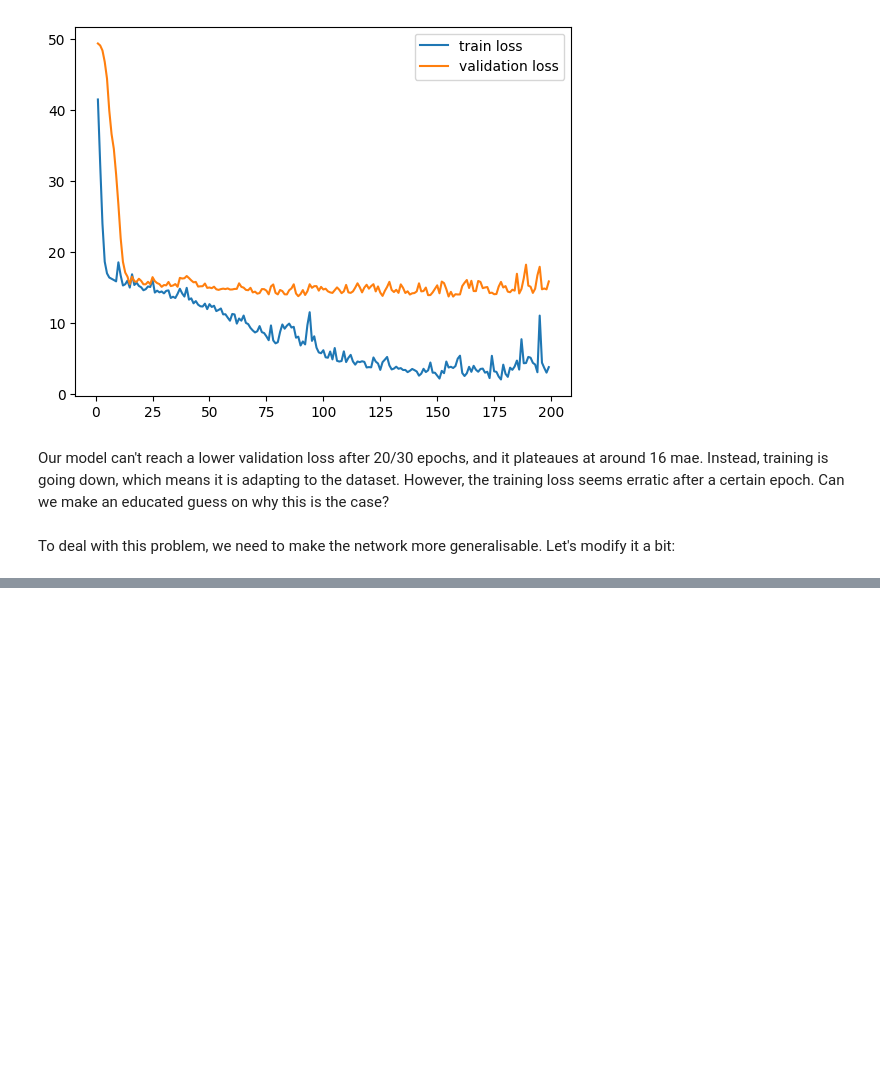
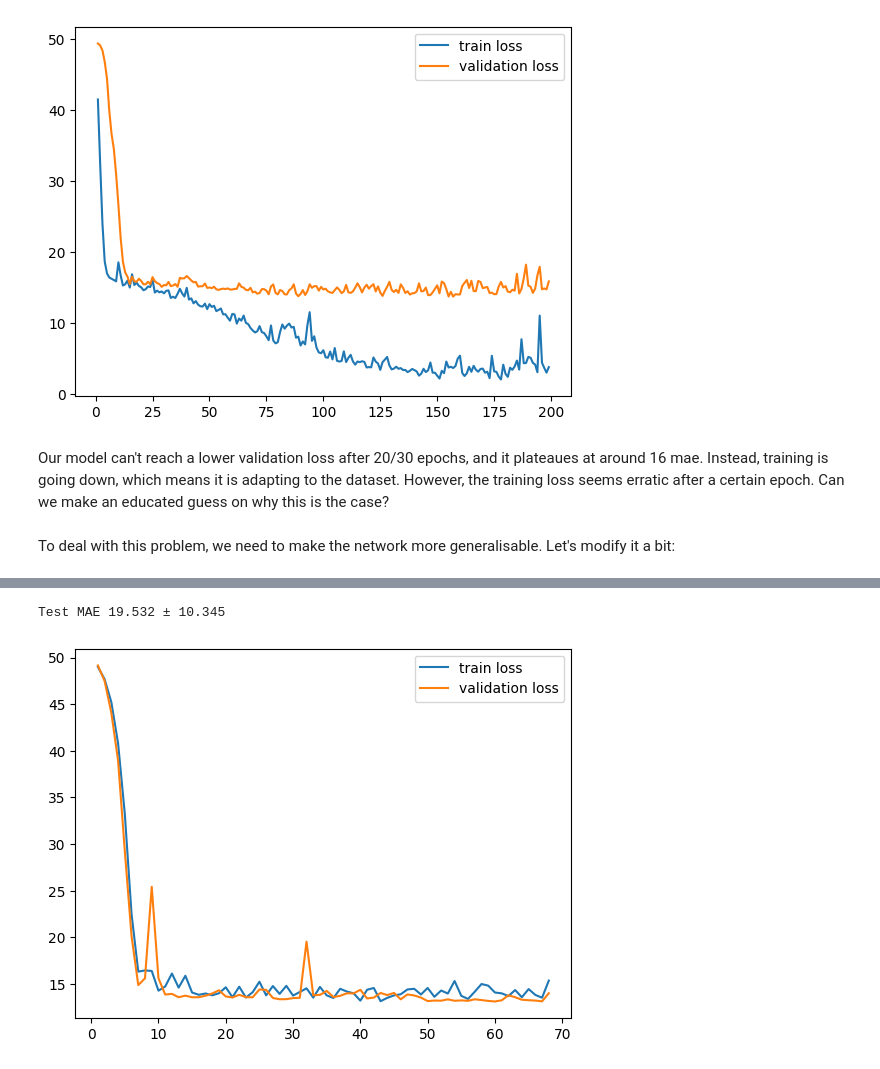
Before and after one commit to KingPowa/brain_age_lessons, a Jupyter notebook: notebooks/3-deeplearning.ipynb, the cells around one changed output, grey strips where cells are left out. Drawn from its saved outputs; the diff is of its cells as text; code cells hidden in the pictures; blank space fills up the shorter version.

```diff
--- a/notebooks/3-deeplearning.ipynb
+++ b/notebooks/3-deeplearning.ipynb
@@ -73,18 +107,19 @@ class MRIDataset(Dataset):
         self.transform = transform
         self.base_path = base_path
 
+        self.img_loader = mtr.LoadImage(image_only=True)
+
     def __len__(self):
         return len(self.df)
 
     def __getitem__(self, idx):
         row = self.df.iloc[idx]
-        age = row['age'].astype(np.float32)
-        vol = mtr.LoadImage()(os.path.join(self.base_path, row["registered_mni"][:-3]))
+        vol = self.img_loader(os.path.join(self.base_path, row["registered_mni"][:-3]))
         if self.transform:
             vol = self.transform(vol)
         return {
             "t1n": vol if not th.is_tensor(vol) else th.as_tensor(vol),
-            "age": age if not th.is_tensor(age) else th.as_tensor(age),
+            "age": th.tensor(float(row["age"]), dtype=th.float32),
         }
 # %%
 ds = MRIDataset(
@@ -301,17 +336,17 @@ ds_val = MRIDataset(
     train_set.iloc[val_idx],
     transform=transforms
 )
-train_dl = DataLoader(ds_tr, batch_size=16,
+train_dl = DataLoader(ds_tr, batch_size=12,
                         shuffle=True,
                         num_workers=2,
                         pin_memory=False,
-                        persistent_workers=False,
-                        prefetch_factor=None)
-val_dl = DataLoader(ds_val, batch_size=16,
+                        persistent_workers=True,
+                        prefetch_factor=2)
+val_dl = DataLoader(ds_val, batch_size=12,
                         num_workers=2,
                         pin_memory=False,
-                        persistent_workers=False,
-                        prefetch_factor=None)
+                        persistent_workers=True,
+                        prefetch_factor=2)
 # %%
 best_val_mae = np.inf
 
@@ -413,9 +446,9 @@ class Dropout3DCNN(nn.Module):
     def __init__(self):
         super().__init__()
         self.conv1 = nn.Conv3d(1, 8, kernel_size=3, padding=1)
-        self.bn1 = nn.BatchNorm3d(8) # We removed BatchNorm in GroupNorm favour ## nn.BatchNorm3d(8)
+        self.bn1 = nn.BatchNorm3d(8)
         self.conv2 = nn.Conv3d(8, 16, kernel_size=3, padding=1)
-        self.bn2 = nn.BatchNorm3d(16) # We removed BatchNorm in GroupNorm favour ## nn.BatchNorm3d(16)
+        self.bn2 = nn.BatchNorm3d(16)
         self.pool1 = nn.MaxPool3d(2)
         self.pool2 = nn.AdaptiveAvgPool3d(1)
         self.fc1 = nn.Linear(16, 64)
@@ -432,7 +465,7 @@ class Dropout3DCNN(nn.Module):
         return out
 
 network = Dropout3DCNN().to(device=device)
-optimizer = th.optim.AdamW(network.parameters(), lr=1e-3)
+optimizer = th.optim.AdamW(network.parameters(), lr=5e-3)
 loss_fn = nn.L1Loss() # We are interested to minimise the MAE
 # %%
 best_val_mae = np.inf
@@ -474,0 +518,33 @@ Original Traceback (most recent call last):
+# %%
+if os.path.exists("../checkpoints/Dropout3DCNN_best_model.pth"):
+    state_dict = th.load("../checkpoints/Dropout3DCNN_best_model.pth", weights_only=False)
+    curr_epoch = state_dict["epoch"]
+    best_val_mae = state_dict["best_val_mae"]
+    network.load_state_dict(state_dict["model_state_dict"])
+    optimizer.load_state_dict(state_dict["optimizer_state_dict"])
+    losses = pd.read_csv("../results/Dropout3DCNN_results.csv")
+# %%
+test_ds = MRIDataset(
+    test_set,
+    transform=transforms
+)
+
+test_dl = DataLoader(test_ds, batch_size=12,
+                        num_workers=0,
+                        pin_memory=True,
+                        persistent_workers=False,
+                        prefetch_factor=None)
+
+test_mae, test_std = eval_model(network, test_dl)
+print(f'Test MAE {test_mae:.3f} ± {test_std:.3f}')
+# %% [output]
+Test MAE 19.532 ± 10.345
+# %%
+vec_losses = losses[["epoch", "tr_mae", "val_mae"]].values
+
+plt.plot(vec_losses[:, 0], vec_losses[:, 1], label="train loss")
+plt.plot(vec_losses[:, 0], vec_losses[:, 2], label="validation loss")
+plt.legend()
+plt.show()
+# %% [output]
+[figure, added]
```
Also changed, not shown: parts of 21 cells of this notebook.
